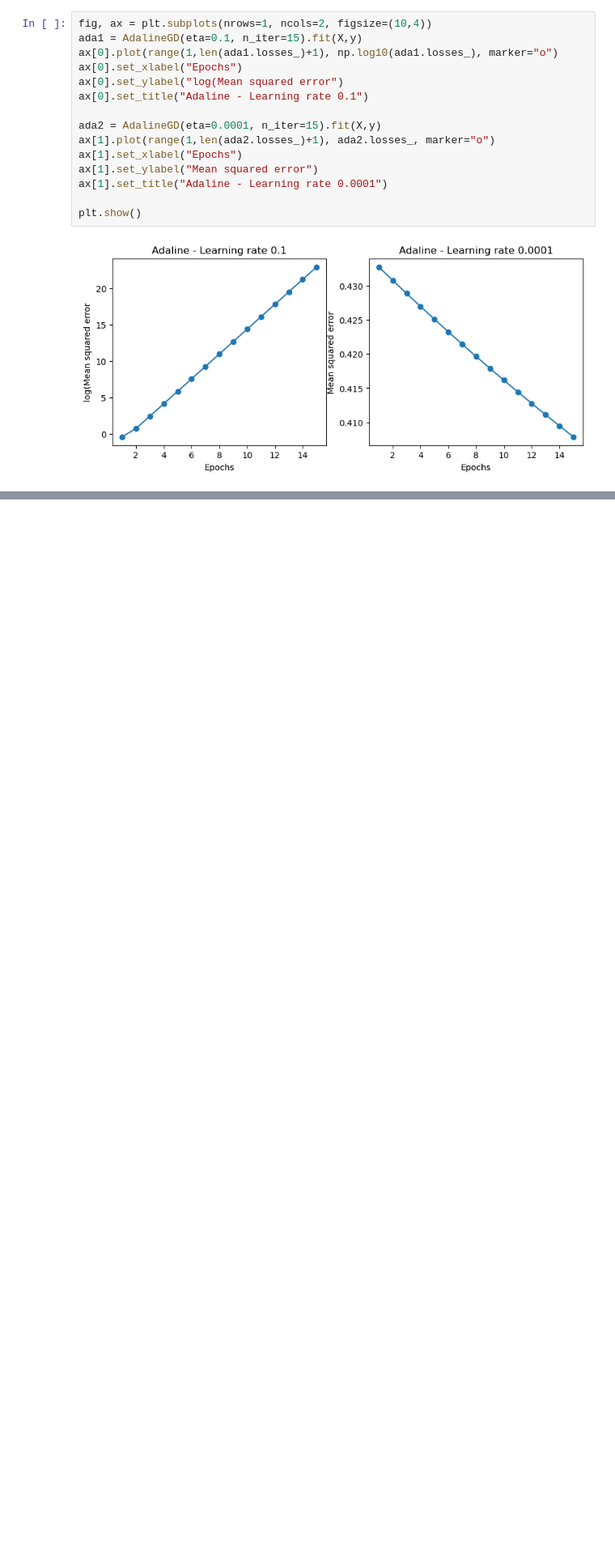
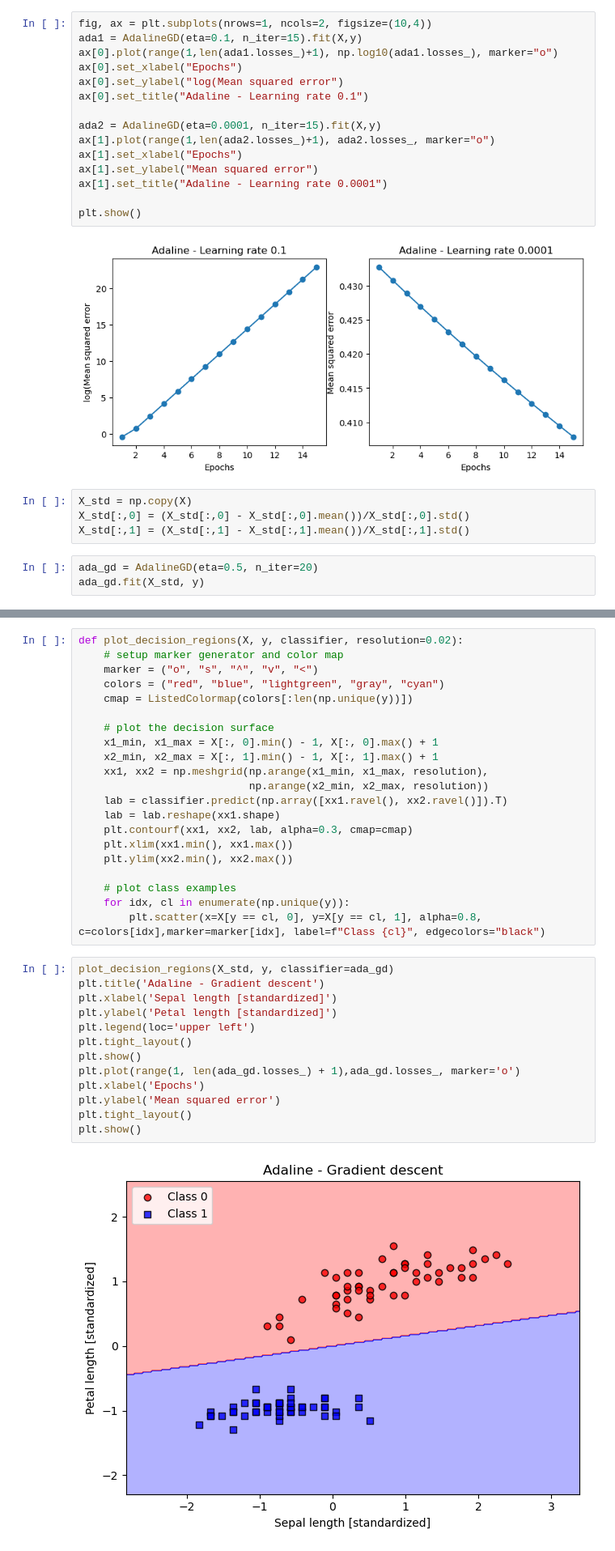
Before and after one commit to yghaderi/ML, a Jupyter notebook: SebastianRaschka/chapter2/adalineGD.ipynb, the cells around one changed output, grey strips where cells are left out. Shown: that part at 81% size. Cells and saved outputs as stored; diff of their text form; blank space fills up the shorter version.

```diff
--- a/SebastianRaschka/chapter2/adalineGD.ipynb
+++ b/SebastianRaschka/chapter2/adalineGD.ipynb
@@ -85,3 +85,10 @@ ax[1].set_title("Adaline - Learning rate 0.0001")
 plt.show()
 # %% [output]
 [figure]
+# %%
+X_std = np.copy(X)
+X_std[:,0] = (X_std[:,0] - X_std[:,0].mean())/X_std[:,0].std()
+X_std[:,1] = (X_std[:,1] - X_std[:,1].mean())/X_std[:,1].std()
+# %%
+ada_gd = AdalineGD(eta=0.5, n_iter=20)
+ada_gd.fit(X_std, y)
@@ -87,0 +97,36 @@ plt.show()
+# %%
+def plot_decision_regions(X, y, classifier, resolution=0.02):
+    # setup marker generator and color map
+    marker = ("o", "s", "^", "v", "<")
+    colors = ("red", "blue", "lightgreen", "gray", "cyan")
+    cmap = ListedColormap(colors[:len(np.unique(y))])
+
+    # plot the decision surface
+    x1_min, x1_max = X[:, 0].min() - 1, X[:, 0].max() + 1
+    x2_min, x2_max = X[:, 1].min() - 1, X[:, 1].max() + 1
+    xx1, xx2 = np.meshgrid(np.arange(x1_min, x1_max, resolution),
+                           np.arange(x2_min, x2_max, resolution))
+    lab = classifier.predict(np.array([xx1.ravel(), xx2.ravel()]).T)
+    lab = lab.reshape(xx1.shape)
+    plt.contourf(xx1, xx2, lab, alpha=0.3, cmap=cmap)
+    plt.xlim(xx1.min(), xx1.max())
+    plt.ylim(xx2.min(), xx2.max())
+
+    # plot class examples
+    for idx, cl in enumerate(np.unique(y)):
+        plt.scatter(x=X[y == cl, 0], y=X[y == cl, 1], alpha=0.8, c=colors[idx],marker=marker[idx], label=f"Class {cl}", edgecolors="black")
+# %%
+plot_decision_regions(X_std, y, classifier=ada_gd)
+plt.title('Adaline - Gradient descent')
+plt.xlabel('Sepal length [standardized]')
+plt.ylabel('Petal length [standardized]')
+plt.legend(loc='upper left')
+plt.tight_layout()
+plt.show()
+plt.plot(range(1, len(ada_gd.losses_) + 1),ada_gd.losses_, marker='o')
+plt.xlabel('Epochs')
+plt.ylabel('Mean squared error')
+plt.tight_layout()
+plt.show()
+# %% [output]
+[figure, added]
```
Also changed, not shown: parts of 2 cells of this notebook, 3 other files.
